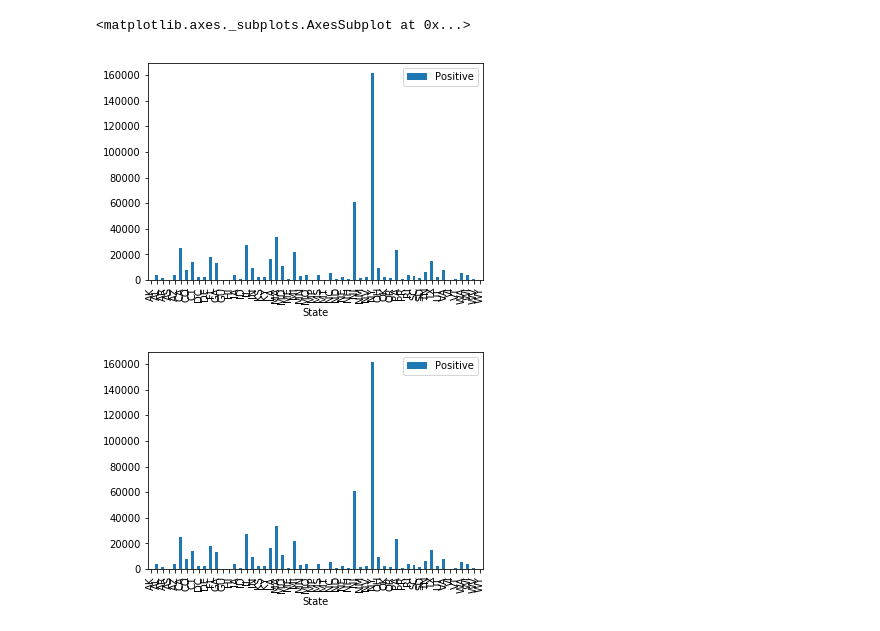
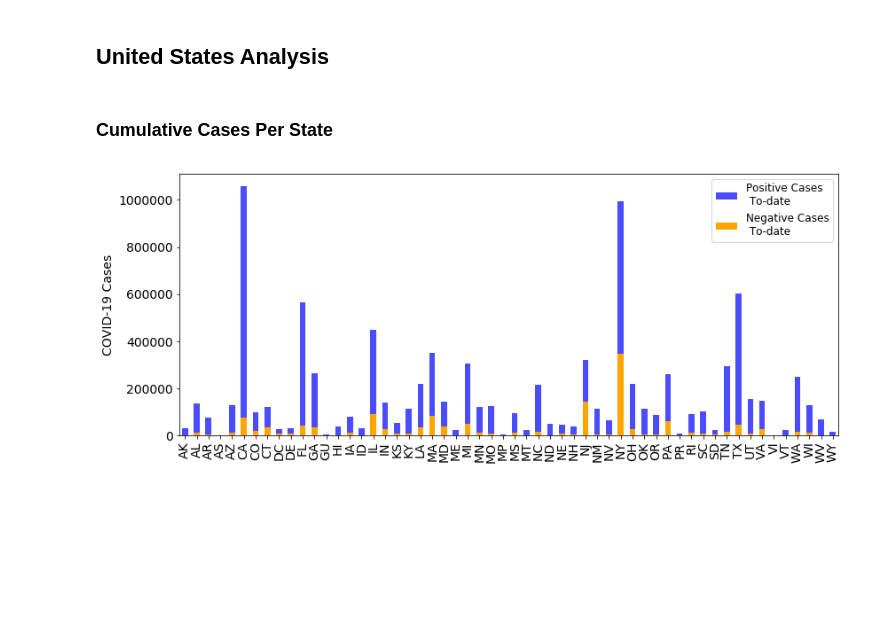
Before and after one commit to analisahill/covid19-analysis, a Jupyter notebook: COVID19_Analysis.ipynb, the cells around one changed output. Drawn from its saved outputs; the diff is of its cells as text; code cells hidden in the pictures; blank space fills up the shorter version.

```diff
--- a/COVID19_Analysis.ipynb
+++ b/COVID19_Analysis.ipynb
@@ -37,7 +71,0 @@ df_mean_n = df.groupby('State', as_index=False)['Negative'].mean()
-# %%
-df_mean_p.plot(kind='bar', x='State')
-df_mean_p.plot(kind='bar', x='State')
-# %% [output]
-<matplotlib.axes._subplots.AxesSubplot at 0x...>
-[figure, removed]
-[figure, removed]
@@ -46,0 +72,24 @@ df_recent.fillna(0, inplace=True)
+# %% [markdown]
+## United States Analysis
+# %% [markdown]
+### Cumulative Cases Per State
+# %%
+fig, ax = plt.subplots(figsize=(12,5))
+df_recent['Negative'].plot(ax=ax, kind='bar', x='State',
+                          color='blue',
+                           label='Positive Cases \n To-date',
+                           alpha=.7
+                          )
+df_recent['Positive'].plot(ax=ax, kind='bar', x='State',
+                           color='orange',
+                           label='Negative Cases\n To-date',
+                          )
+
+
+ax.set_xticklabels(df_recent['State'].values)
+ax.set_ylabel('COVID-19 Cases')
+
+plt.legend(prop={'size':12})
+plt.tight_layout()
+# %% [output]
+[figure, added]
```
Also changed, not shown: parts of 21 cells of this notebook.
